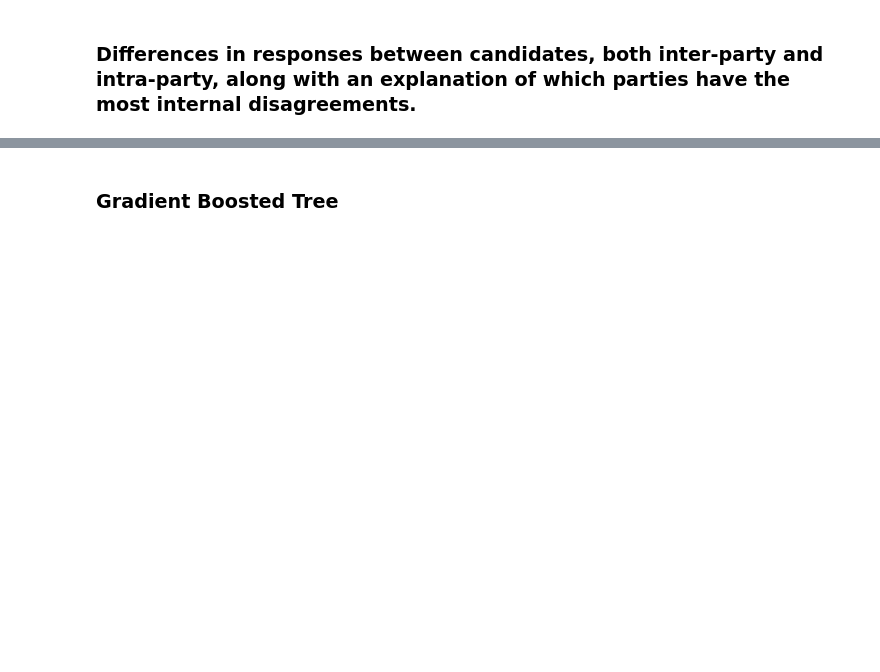
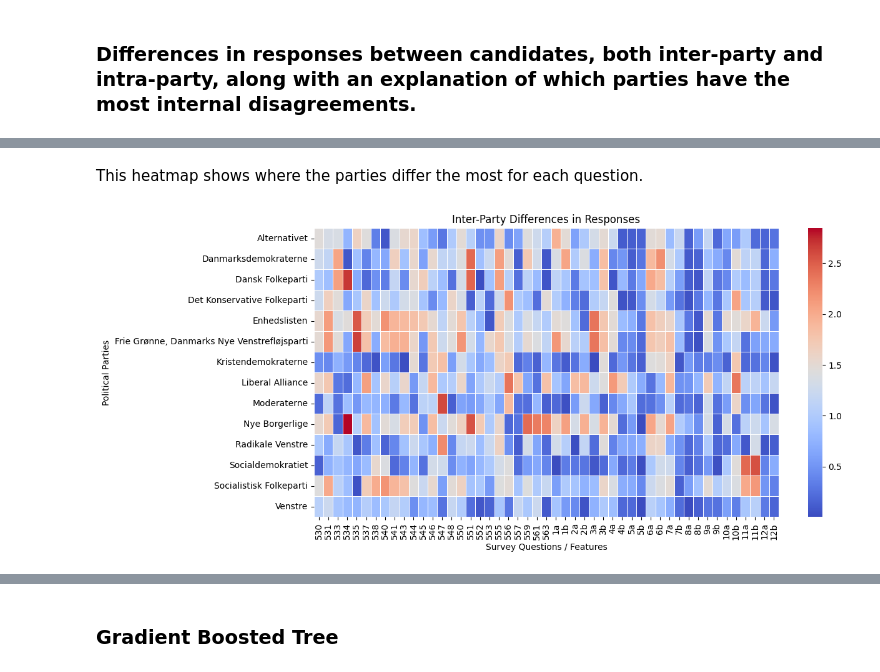
Before and after one commit to mitmarcus/VIA-MAL1, a Jupyter notebook: Ass3_Candidates/2. Candidate Test 2022 I.ipynb, the cells around one changed output, grey strips where cells are left out. Saved outputs shown, nothing was run; the diff lists cells and outputs as text; code cells hidden in the pictures; blank space fills up the shorter version.

```diff
--- a/Ass3_Candidates/2. Candidate Test 2022 I.ipynb
+++ b/Ass3_Candidates/2. Candidate Test 2022 I.ipynb
@@ -204,5 +257,7 @@ alldata_cleaned = alldata[alldata['parti'].isin(party_mapping.keys())].copy()
 
 alldata_cleaned['parti_letter'] = alldata_cleaned['parti'].map(party_mapping)
 
+alldata_cleaned = alldata_cleaned[alldata_cleaned['alder'] > 0]
+
 print(f'Shape of Original Data: {alldata.shape}')
 print(f'Shape of Cleaned Data: {alldata_cleaned.shape}')
@@ -263,0 +375,6 @@ print(alldata.navn=='Sarah Nørris')
+# %%
+# Calculating the mean responses for each party.
+inter_party_means = alldata_cleaned.drop(columns=['alder', 'storkreds', 'navn', 'parti_letter']).groupby('parti').mean()
+
+# Finding the absolute deviation of each party’s mean from the overall mean.
+inter_party_differences = abs(inter_party_means - inter_party_means.mean())
@@ -263,0 +397,11 @@ print(alldata.navn=='Sarah Nørris')
+# %% [markdown]
+This heatmap shows where the parties differ the most for each question.
+# %%
+plt.figure(figsize=(12, 6))
+sns.heatmap(inter_party_differences, cmap='coolwarm', annot=False, fmt=".2f", linewidths=0.5)
+plt.title("Inter-Party Differences in Responses")
+plt.xlabel("Survey Questions / Features")
+plt.ylabel("Political Parties")
+plt.show()
+# %% [output]
+[figure, added]
```
Also changed, not shown: parts of 42 cells of this notebook, 1 other file.
